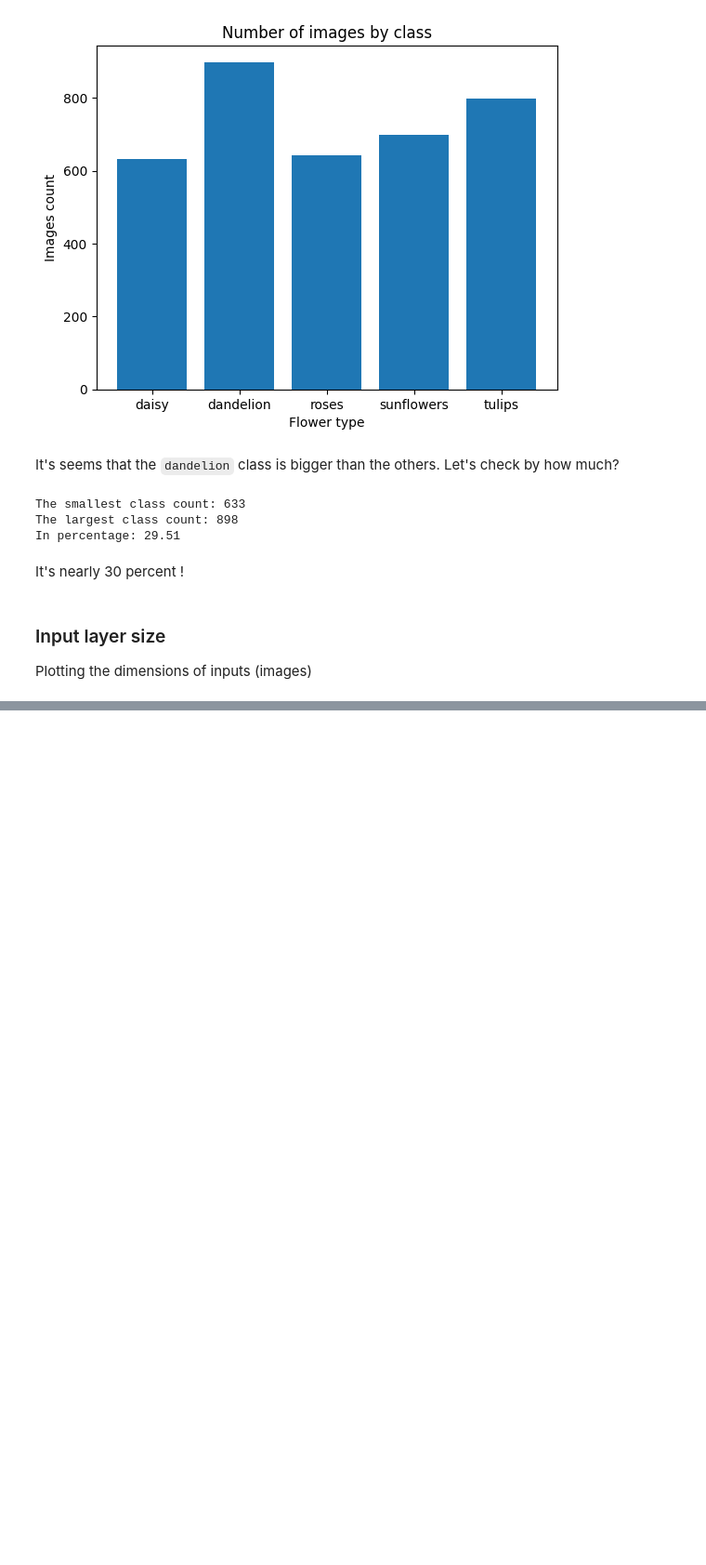
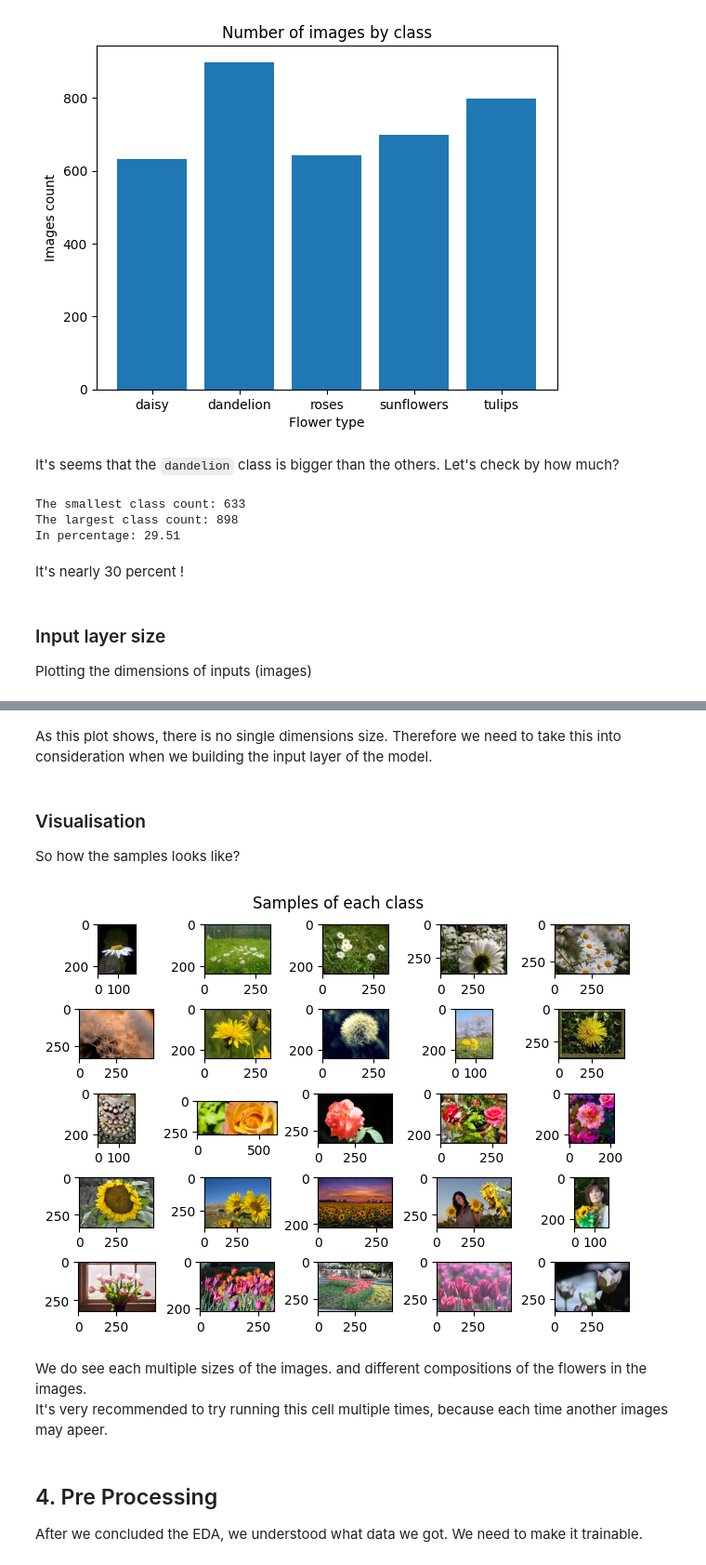
Before and after one commit to agnoam/tf-flowers-dataset, a Jupyter notebook: plant-classification.ipynb, the cells around one changed output, grey strips where cells are left out. Shown: that part at 93% size. Saved outputs shown, nothing was run; the diff lists cells and outputs as text; code cells hidden in the pictures; blank space fills up the shorter version.

```diff
--- a/plant-classification.ipynb
+++ b/plant-classification.ipynb
@@ -211,0 +233,47 @@ fig.show()
+# %% [markdown]
+As this plot shows, there is no single dimensions size. Therefore we need to take this into consideration when we building the input layer of the model.
+# %% [markdown]
+### Visualisation
+So how the samples looks like?
+# %%
+import random
+from matplotlib.axes import Axes
+from matplotlib.image import AxesImage
+
+def generate_class_samples(selected_class: DatasetClass, num_samples: int, axes: Axes, row: int) -> list[AxesImage]:
+    """
+    Generating list of image subplots
+
+    Args:
+        `selected_class: DatasetClass` - The dataset class to generate images of
+        `num_classes: int` - The number of image to generate
+        `axes: list` - The `plt` object to draw the images over
+        `row: int` - The row number to draw the images in
+    """
+    all_files: list[str] = os.listdir(selected_class.relative_path)
+    for column in range(num_samples):
+        selected_pos: int = random.randint(0, len(all_files) - 1)
+        full_filename: str = os.path.join(selected_class.relative_path, all_files[selected_pos])
+        axes[row, column].imshow(Image.open(full_filename))
+        del all_files[selected_pos]
+
+
+# Showing five images of each class
+NUM_OF_IMAGES: int = 5
+CLASSES_NAMES: list[str] = list(dataset_classes.keys())
+NUM_OF_CLASSES: int = len(CLASSES_NAMES)
+fig, axarr = plt.subplots(NUM_OF_CLASSES, NUM_OF_IMAGES, constrained_layout=True)
+fig.suptitle("Samples of each class")
+# subs: list = fig.subfigures(NUM_OF_CLASSES, 1, squeeze=False)
+
+for row in range(NUM_OF_CLASSES):
+    # subs[row, 0].suptitle(f'{CLASSES_NAMES[row]} class:')
+    generate_class_samples(dataset_classes[CLASSES_NAMES[row]], NUM_OF_IMAGES, axarr, row)
+# %% [output]
+[figure, added]
+# %% [markdown]
+We do see each multiple sizes of the images. and different compositions of the flowers in the images. <br/>
+It's very recommended to try running this cell multiple times, because each time another images may apeer.
+# %% [markdown]
+## 4. Pre Processing
+After we concluded the EDA, we understood what data we got. We need to make it trainable.
```
Also changed, not shown: parts of 7 cells of this notebook.
